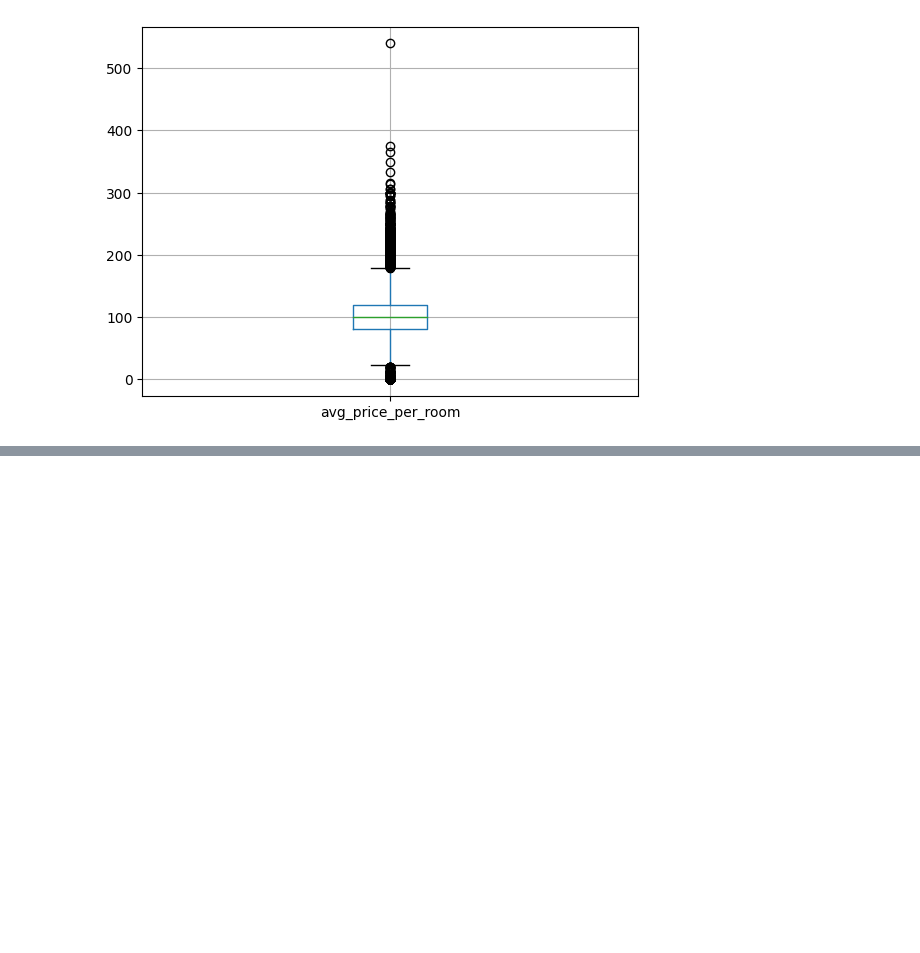
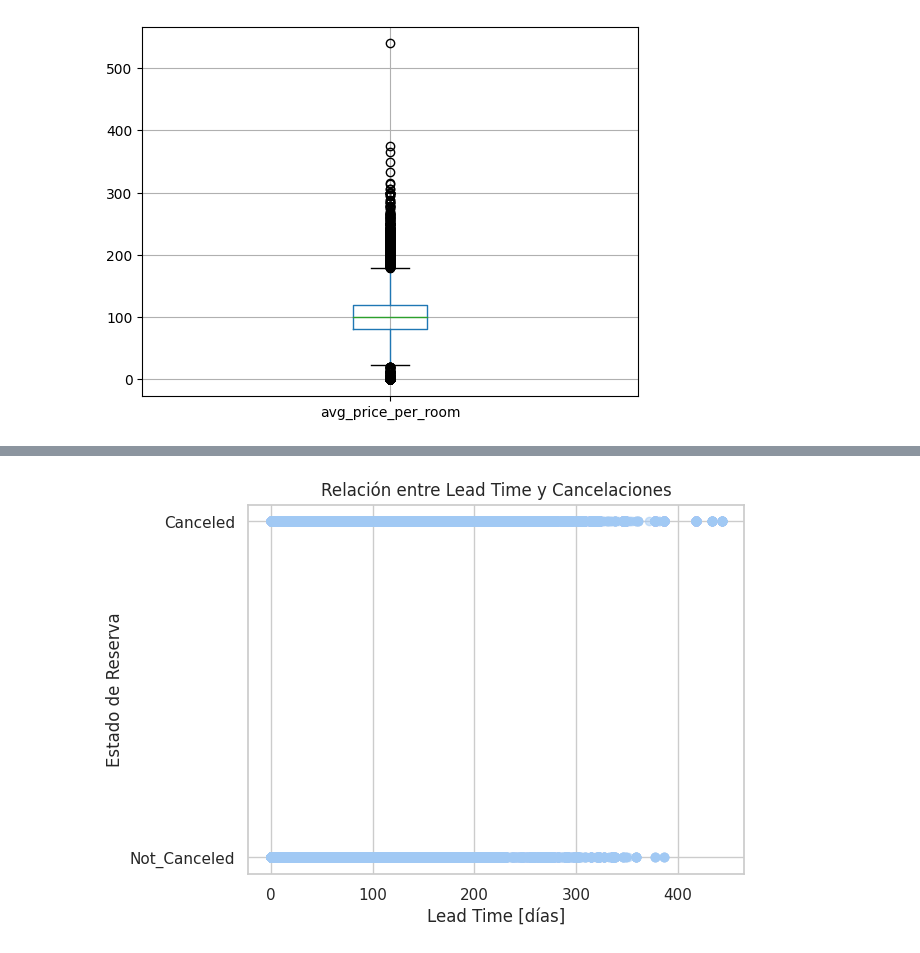
Before and after one commit to AlanSede24/DS1-project, a Jupyter notebook: ProyectoDS_Parte1_SedeAlan.ipynb, the cells around one changed output, grey strips where cells are left out. Cells and saved outputs as stored; diff of their text form; code cells hidden in the pictures; blank space fills up the shorter version.

```diff
--- a/ProyectoDS_Parte1_SedeAlan.ipynb
+++ b/ProyectoDS_Parte1_SedeAlan.ipynb
@@ -67,0 +81,9 @@ float64
+# %%
+# Gráfico de dispersión lentre ead_time y booking_status
+plt.scatter(df['lead_time'], df['booking_status'], alpha=0.5)
+plt.title('Relación entre Lead Time y Cancelaciones')
+plt.xlabel('Lead Time [días]')
+plt.ylabel('Estado de Reserva')
+plt.show()
+# %% [output]
+[figure, added]
```
Also changed, not shown: parts of 14 cells of this notebook.
